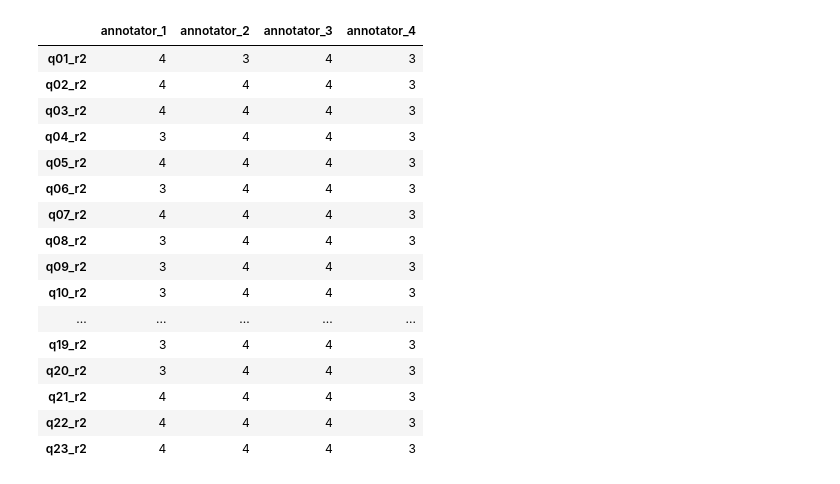
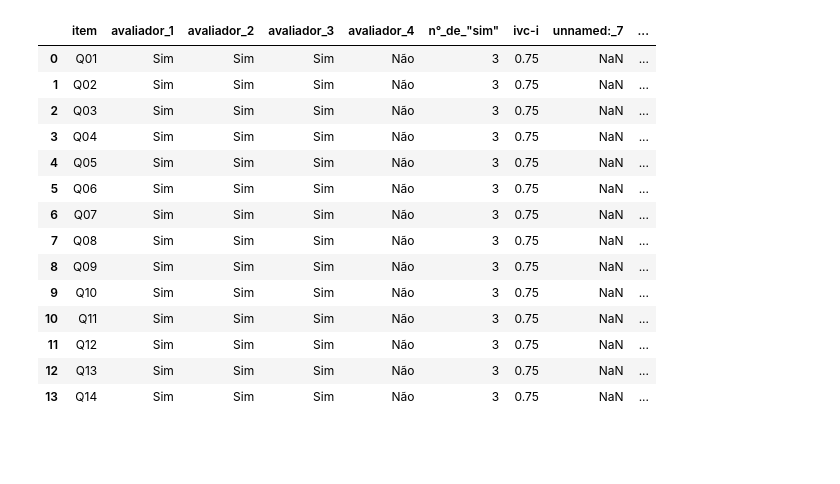
Before and after one commit to eliasjacob/survey_garden, a Jupyter notebook: 03-inter_annotator_agreement.ipynb, the cells around one changed output. Drawn from its saved outputs; the diff is of its cells as text; code cells hidden in the pictures; blank space fills up the shorter version.

```diff
--- a/03-inter_annotator_agreement.ipynb
+++ b/03-inter_annotator_agreement.ipynb
@@ -73,20 +86,19 @@ round_1
-# %%
-round_2
-# %% [output]
-|  | annotator_1 | annotator_2 | annotator_3 | annotator_4 |
-| q01_r2 | 4 | 3 | 4 | 3 |
-| q02_r2 | 4 | 4 | 4 | 3 |
-| q03_r2 | 4 | 4 | 4 | 3 |
-| q04_r2 | 3 | 4 | 4 | 3 |
-| q05_r2 | 4 | 4 | 4 | 3 |
-| q06_r2 | 3 | 4 | 4 | 3 |
-| q07_r2 | 4 | 4 | 4 | 3 |
-| q08_r2 | 3 | 4 | 4 | 3 |
-| q09_r2 | 3 | 4 | 4 | 3 |
-| q10_r2 | 3 | 4 | 4 | 3 |
-| ... | ... | ... | ... | ... |
-| q19_r2 | 3 | 4 | 4 | 3 |
-| q20_r2 | 3 | 4 | 4 | 3 |
-| q21_r2 | 4 | 4 | 4 | 3 |
-| q22_r2 | 4 | 4 | 4 | 3 |
-| q23_r2 | 4 | 4 | 4 | 3 |
+# %%
+ivc.columns = [i.lower().strip().replace(" ", "_") for i in ivc.columns]
+ivc
+# %% [output]
+|  | item | avaliador_1 | avaliador_2 | avaliador_3 | avaliador_4 | n°_de_"sim" | ivc-i | unnamed:_7 | ... |
+| 0 | Q01 | Sim | Sim | Sim | Não | 3 | 0.75 | NaN | ... |
+| 1 | Q02 | Sim | Sim | Sim | Não | 3 | 0.75 | NaN | ... |
+| 2 | Q03 | Sim | Sim | Sim | Não | 3 | 0.75 | NaN | ... |
+| 3 | Q04 | Sim | Sim | Sim | Não | 3 | 0.75 | NaN | ... |
+| 4 | Q05 | Sim | Sim | Sim | Não | 3 | 0.75 | NaN | ... |
+| 5 | Q06 | Sim | Sim | Sim | Não | 3 | 0.75 | NaN | ... |
+| 6 | Q07 | Sim | Sim | Sim | Não | 3 | 0.75 | NaN | ... |
+| 7 | Q08 | Sim | Sim | Sim | Não | 3 | 0.75 | NaN | ... |
+| 8 | Q09 | Sim | Sim | Sim | Não | 3 | 0.75 | NaN | ... |
+| 9 | Q10 | Sim | Sim | Sim | Não | 3 | 0.75 | NaN | ... |
+| 10 | Q11 | Sim | Sim | Sim | Não | 3 | 0.75 | NaN | ... |
+| 11 | Q12 | Sim | Sim | Sim | Não | 3 | 0.75 | NaN | ... |
+| 12 | Q13 | Sim | Sim | Sim | Não | 3 | 0.75 | NaN | ... |
+| 13 | Q14 | Sim | Sim | Sim | Não | 3 | 0.75 | NaN | ... |
```
Also changed, not shown: parts of 27 cells of this notebook, 50 other files.
